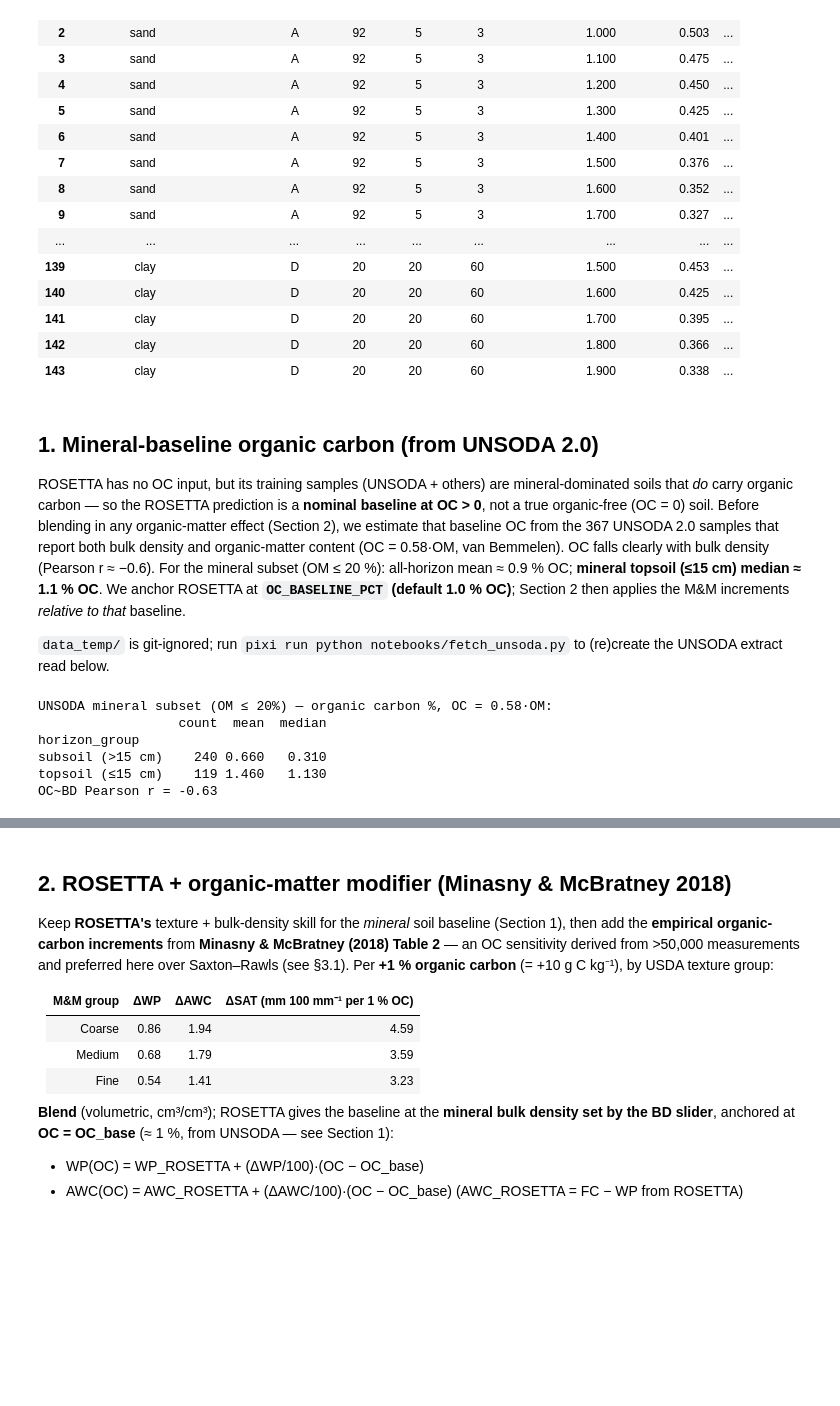
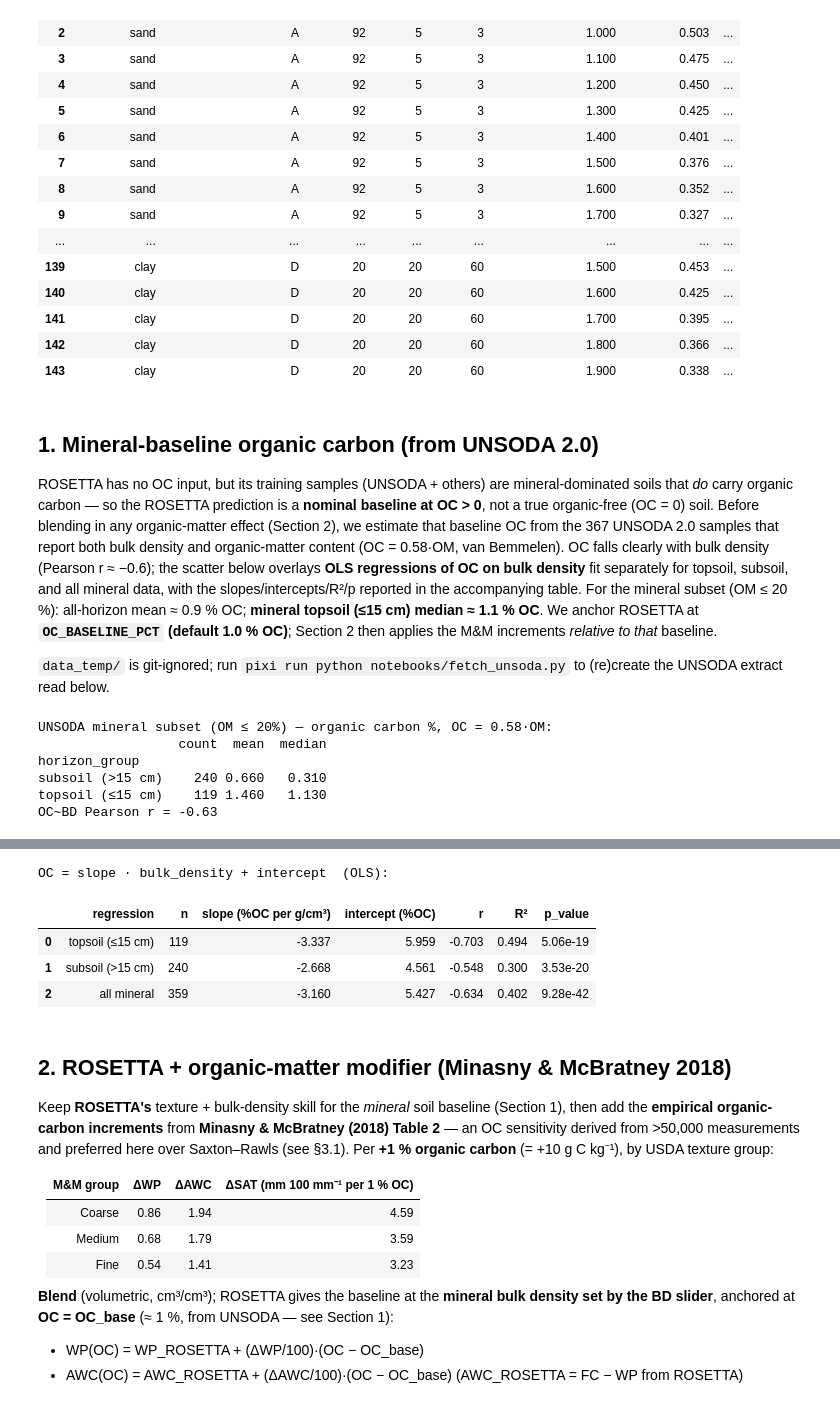
Before and after one commit to LimnoTech/soil-health-hydraulics, a Jupyter notebook: notebooks/2_organic_matter_water_holding.ipynb, the cells around one changed output, grey strips where cells are left out. Drawn from its saved outputs; the diff is of its cells as text; code cells hidden in the pictures; blank space fills up the shorter version.

Commit message:
Add `_helpers.py`; OM vs BD regressions
`_helpers.py` contains shared functions, removing them from the notebooks.

```diff
--- a/notebooks/2_organic_matter_water_holding.ipynb
+++ b/notebooks/2_organic_matter_water_holding.ipynb
@@ -24,22 +24,10 @@ import numpy as np
 import pandas as pd
 import hvplot.pandas  # noqa: F401  (registers the .hvplot accessor)
 import holoviews as hv
-from IPython.display import HTML
+from scipy.stats import linregress
 
-pd.set_option("display.float_format", lambda v: f"{v:0.3f}")
-
-
-def show(df, height=360):
-    """Display the *full* DataFrame in a fixed-height, scrollable box — renders the same in
-    JupyterLab and in the exported HTML site (`to_html` emits every row and respects the
-    float_format set above)."""
-    return HTML(
-        "<style>.scroll-df thead th{position:sticky;top:0;background:#fff;"
-        "box-shadow:inset 0 -1px 0 #ccc;}</style>"
-        f'<div class="scroll-df" style="max-height:{height}px;overflow:auto;'
-        'border:1px solid #ddd;border-radius:4px;">'
-        f"{df.to_html()}</div>"
-    )
+# Shared display helper (and the shared pandas float_format, set on import). See notebooks/_helpers.py.
+from _helpers import show
 
 # ROSETTA texture × bulk-density baseline produced by rosetta_porosity_by_texture.ipynb
 result = pd.read_csv("rosetta_porosity_by_texture.csv")
@@ -92,8 +80,10 @@ soils that *do* carry organic carbon — so the ROSETTA prediction is a **nomina
 OC > 0**, not a true organic-free (OC = 0) soil. Before blending in any organic-matter effect
 (Section 2), we estimate that baseline OC from the 367 UNSODA 2.0 samples that report both bulk
 density and organic-matter content (OC = 0.58·OM, van Bemmelen). OC falls clearly with bulk
-density (Pearson r ≈ −0.6). For the mineral subset (OM ≤ 20 %): all-horizon mean ≈ 0.9 % OC;
-**mineral topsoil (≤15 cm) median ≈ 1.1 % OC**. We anchor ROSETTA at **`OC_BASELINE_PCT`
+density (Pearson r ≈ −0.6); the scatter below overlays **OLS regressions of OC on bulk density**
+fit separately for topsoil, subsoil, and all mineral data, with the slopes/intercepts/R²/p
+reported in the accompanying table. For the mineral subset (OM ≤ 20 %): all-horizon mean ≈ 0.9 %
+OC; **mineral topsoil (≤15 cm) median ≈ 1.1 % OC**. We anchor ROSETTA at **`OC_BASELINE_PCT`
 (default 1.0 % OC)**; Section 2 then applies the M&M increments *relative to that* baseline.
 
 `data_temp/` is git-ignored; run `pixi run python notebooks/fetch_unsoda.py` to (re)create
@@ -105,35 +95,75 @@ import os
 # UNSODA mineral subset: all-horizon mean ~0.9 %, topsoil median ~1.1 % — round 1.0 % used here.
 OC_BASELINE_PCT = 1.0  # % organic carbon; adjust to taste
 
 _unsoda_path = "data_temp/unsoda_bd_om.csv"
 if os.path.exists(_unsoda_path):
     unsoda = pd.read_csv(_unsoda_path)
     mineral = unsoda[unsoda["is_mineral"]].copy()
     mineral["horizon_group"] = np.where(
         mineral["depth_upper"] <= 15, "topsoil (≤15 cm)", "subsoil (>15 cm)"
     )
     print("UNSODA mineral subset (OM ≤ 20%) — organic carbon %, OC = 0.58·OM:")
     print(mineral.groupby("horizon_group")["OC_pct"].agg(["count", "mean", "median"]).round(2))
     print(f"OC~BD Pearson r = {mineral['OC_pct'].corr(mineral['bulk_density_g_cm3']):.2f}")
+
+    # OLS regressions of organic carbon on bulk density: topsoil, subsoil, and all mineral data.
+    _reg_groups = {
+        "topsoil (≤15 cm)": mineral[mineral["horizon_group"] == "topsoil (≤15 cm)"],
+        "subsoil (>15 cm)": mineral[mineral["horizon_group"] == "subsoil (>15 cm)"],
+        "all mineral": mineral,
+    }
+    _reg_colors = {"topsoil (≤15 cm)": "#1f77b4", "subsoil (>15 cm)": "#ff7f0e", "all mineral": "black"}
+    _bd_line = np.array([mineral["bulk_density_g_cm3"].min(), mineral["bulk_density_g_cm3"].max()])
+    _reg_rows, _reg_lines = [], []
+    for _name, _g in _reg_groups.items():
+        _lr = linregress(_g["bulk_density_g_cm3"], _g["OC_pct"])
+        _reg_rows.append({
+            "regression": _name,
+            "n": len(_g),
+            "slope (%OC per g/cm³)": _lr.slope,
+            "intercept (%OC)": _lr.intercept,
+            "r": _lr.rvalue,
+            "R²": _lr.rvalue ** 2,
+            "p_value": _lr.pvalue,
+        })
+        _reg_lines.append(
+            hv.Curve((_bd_line, _lr.intercept + _lr.slope * _bd_line), label=f"{_name} fit").opts(
+                color=_reg_colors[_name], line_width=2,
+                line_dash="solid" if _name == "all mineral" else "dashed",
+            )
+        )
+    reg_df = pd.DataFrame(_reg_rows)
+
     _scatter = mineral.hvplot.scatter(
         x="bulk_density_g_cm3", y="OC_pct", by="horizon_group",
         xlabel="bulk density (g/cm³)", ylabel="organic carbon  OC = 0.58·OM  (%)",
         title="UNSODA 2.0: organic carbon vs. bulk density (mineral soils)",
-        width=760, height=460, legend="top_right", alpha=0.6, size=25, ylim=(0, 12), grid=True,
+        width=760, height=460, legend="top_right", alpha=0.6, size=25, ylim=(0, 10), grid=True,
     )
     _baseline = hv.HLine(OC_BASELINE_PCT).opts(color="firebrick", line_dash="dashed", line_width=2)
-    display(_scatter * _baseline)
+    display(_scatter * _baseline * hv.Overlay(_reg_lines))
+
+    # Regression parameters table (p-values formatted in scientific notation to keep precision).
+    _reg_show = reg_df.copy()
+    _reg_show["p_value"] = _reg_show["p_value"].map(lambda p: f"{p:.2e}")
+    print("OC = slope · bulk_density + intercept  (OLS):")
+    display(show(_reg_show, height=160))
 else:
     print(f"{_unsoda_path} not found — run `pixi run python notebooks/fetch_unsoda.py` to regenerate it.")
     print(f"Proceeding with the documented default OC_BASELINE_PCT = {OC_BASELINE_PCT} % OC.")
 # %% [output]
 UNSODA mineral subset (OM ≤ 20%) — organic carbon %, OC = 0.58·OM:
                   count  mean  median
 horizon_group
 subsoil (>15 cm)    240 0.660   0.310
 topsoil (≤15 cm)    119 1.460   1.130
 OC~BD Pearson r = -0.63
 [interactive output not drawn]
+OC = slope · bulk_density + intercept  (OLS):
+|  | regression | n | slope (%OC per g/cm³) | intercept (%OC) | r | R² | p_value |
+| 0 | topsoil (≤15 cm) | 119 | -3.337 | 5.959 | -0.703 | 0.494 | 5.06e-19 |
+| 1 | subsoil (>15 cm) | 240 | -2.668 | 4.561 | -0.548 | 0.300 | 3.53e-20 |
+| 2 | all mineral | 359 | -3.160 | 5.427 | -0.634 | 0.402 | 9.28e-42 |
 # %% [markdown]
 ## 2. ROSETTA + organic-matter modifier (Minasny & McBratney 2018)
 
```
Also changed, not shown: 12 other files.
